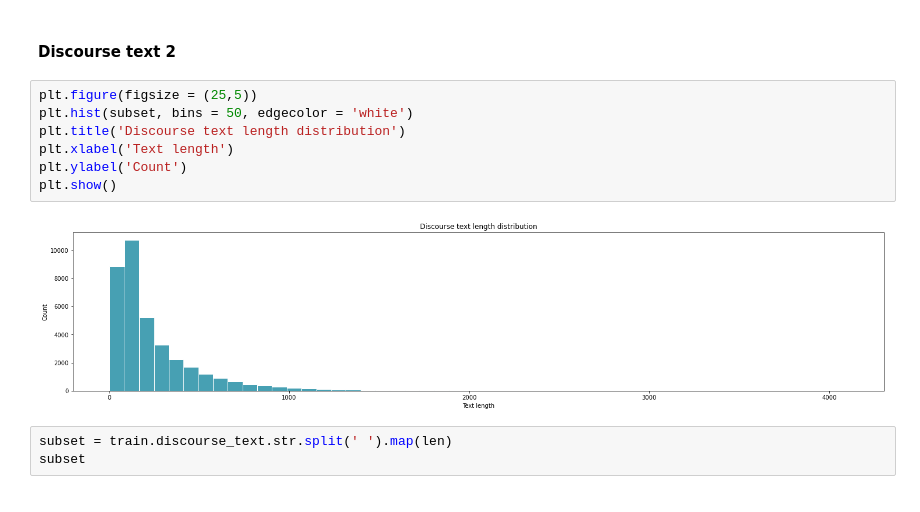
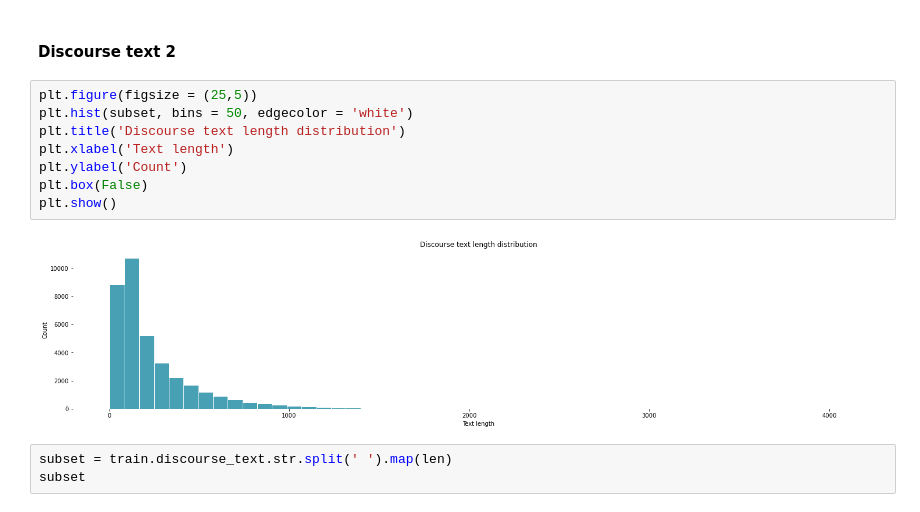
Before and after one commit to tripnv/fbp-kaggle, a Jupyter notebook: eda.ipynb, the cells around one changed output. Drawn from its saved outputs; the diff is of its cells as text.

```diff
--- a/eda.ipynb
+++ b/eda.ipynb
@@ -231,12 +234,13 @@ Name: discourse_text, Length: 36765, dtype: int64
 # %%
 plt.figure(figsize = (25,5))
 plt.hist(subset, bins = 50, edgecolor = 'white')
 plt.title('Discourse text length distribution')
 plt.xlabel('Text length')
 plt.ylabel('Count')
+plt.box(False)
 plt.show()
 # %% [output]
-[figure, old version]
+[figure, new version]
 # %%
 subset = train.discourse_text.str.split(' ').map(len)
 subset
```
Also changed, not shown: parts of 32 cells of this notebook.
